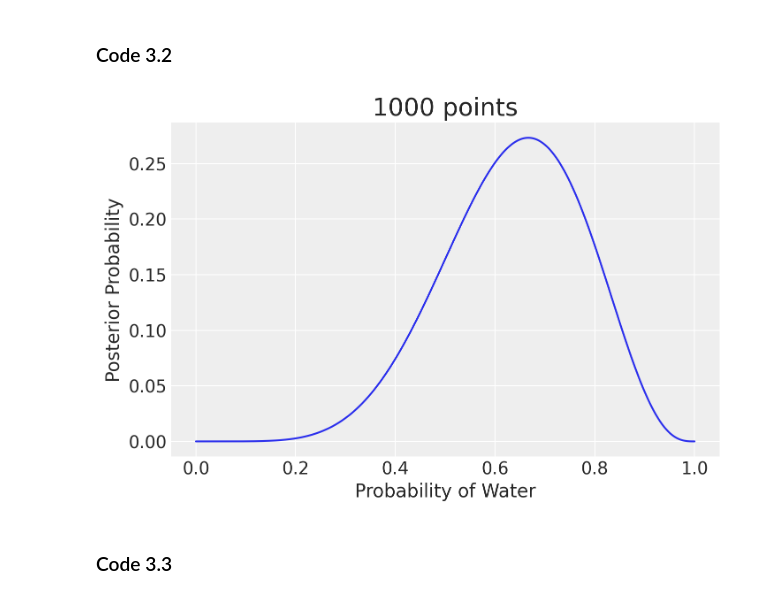
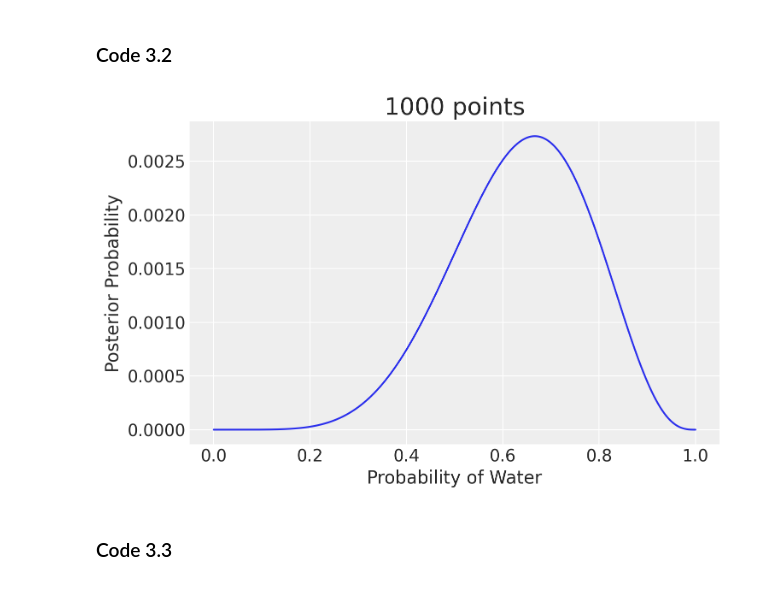
Before and after one commit to kingwyf87/statistical-rethinking-learning-notes, a Jupyter notebook: Chapter_3_Sampling_the_Imaginary.ipynb, the cells around one changed output. Saved outputs shown, nothing was run; the diff lists cells and outputs as text; code cells hidden in the pictures.

```diff
--- a/Chapter_3_Sampling_the_Imaginary.ipynb
+++ b/Chapter_3_Sampling_the_Imaginary.ipynb
@@ -36,26 +36,26 @@ print(Pr_Vampire_Positive)
 # %%
 # define gird size
 N = 1000
 # define grid
-p_grid = np.linspace(0, 1, 1000)
+p_grid = np.linspace(0, 1, N)
 # define prior
 prob_p = np.ones(N)
 # compute likelihood at each value in grid
 prob_data = binom.pmf(6, 9, p_grid)
 # compute product of likelihood and prior
 posterior = prob_data*prob_p
 # standardize the posterior, so it sums to 1
-posterior_std = posterior/sum(posterior)
+posterior = posterior/sum(posterior)
 
 # plot figure
 fig = plt.figure(figsize=(8, 5))
 plt.plot(p_grid, posterior, '-')
 plt.xlabel('Probability of Water', fontsize=15)
 plt.ylabel('Posterior Probability', fontsize=15)
 plt.title('{} points'.format(N), fontsize=20)
 plt.show()
 # %% [output]
-[figure, old version]
+[figure, new version]
 # %% [markdown]
 ### Code 3.3
 # %%
```
Also changed, not shown: parts of 23 cells of this notebook.
